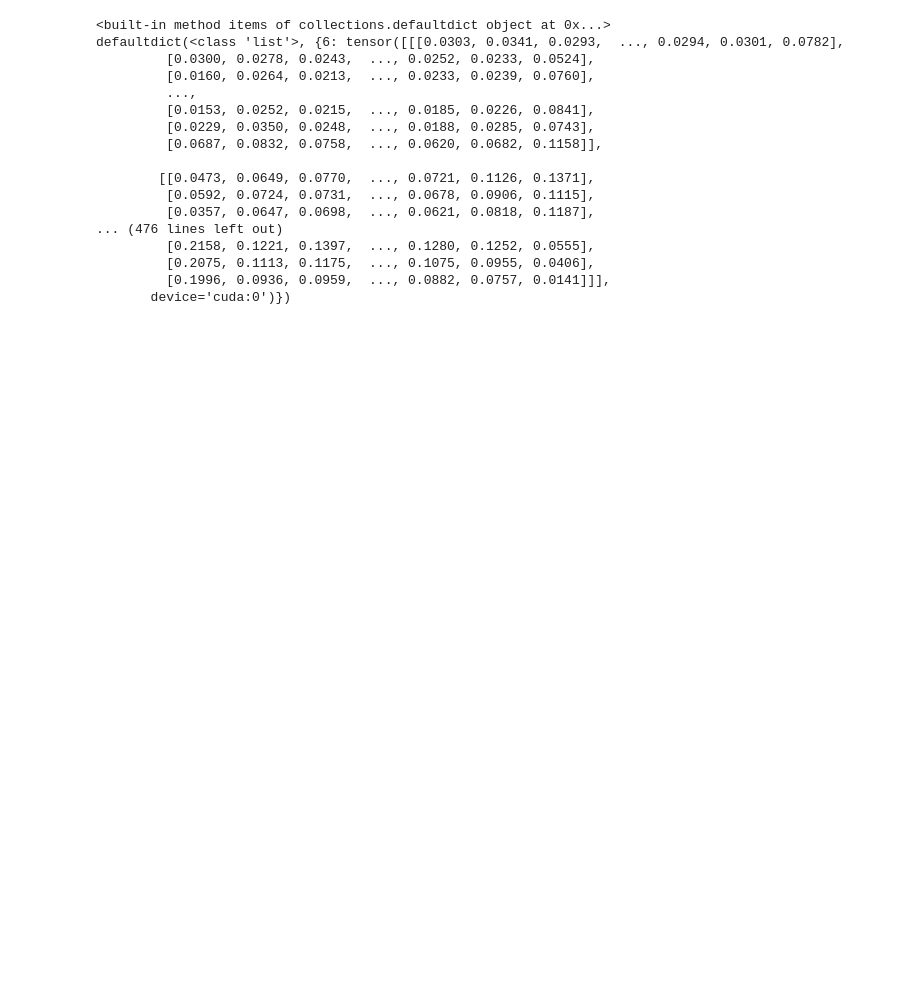
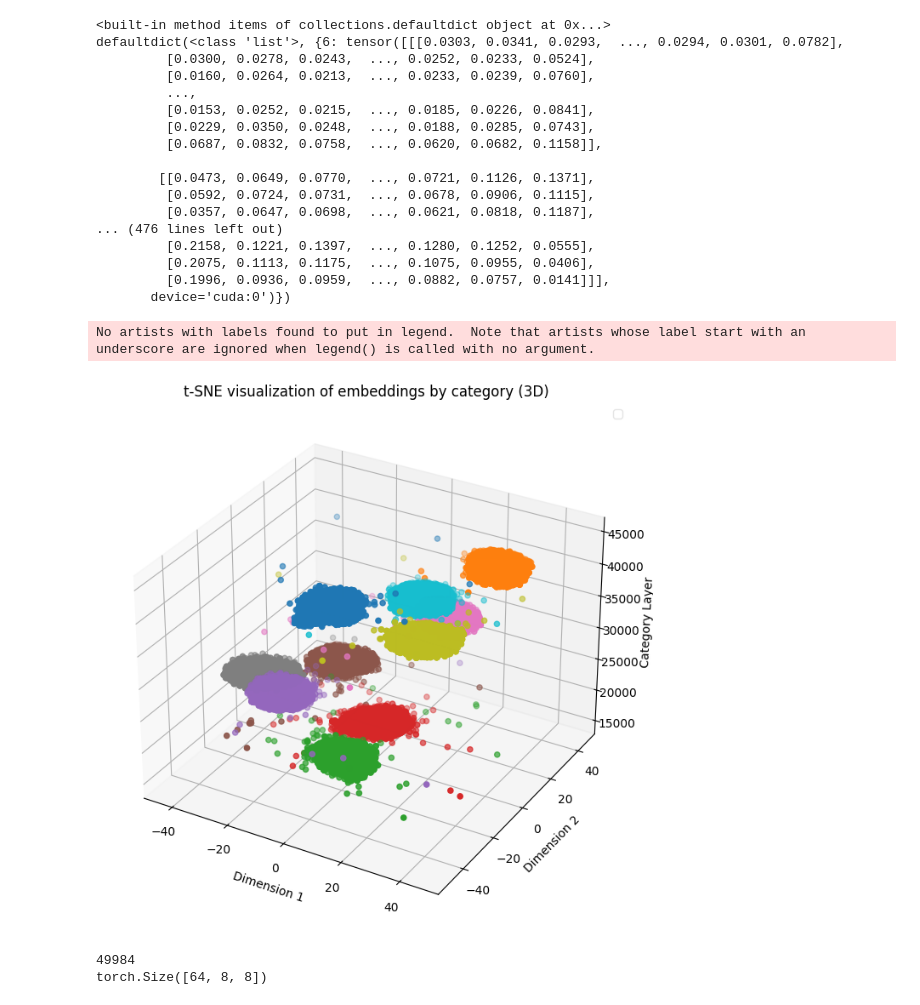
Before and after one commit to LEON-gittech/PFLlib, a Jupyter notebook: get_high_low_proto.ipynb, the cells around one changed output. Cells and saved outputs as stored; diff of their text form; code cells hidden in the pictures; blank space fills up the shorter version.

```diff
--- a/get_high_low_proto.ipynb
+++ b/get_high_low_proto.ipynb
@@ -24,5 +24,6 @@ ResNetwithLowPrototype(
 )
 # %%
+from socketserver import ThreadingUDPServer
 import torchvision
 import torchvision.transforms as transforms
 raw_data = 'data/Cifar10/'
@@ -34,7 +35,7 @@ testset = torchvision.datasets.CIFAR10(
 root=raw_data+"rawdata", train=False, download=True, transform=transform)
 
 trainloader = torch.utils.data.DataLoader(
-    trainset, batch_size=len(trainset.data), shuffle=False, drop_last=True)
+    trainset, batch_size=64, shuffle=True, drop_last=True)
 testloader = torch.utils.data.DataLoader(
-    testset, batch_size=len(testset.data), shuffle=False, drop_last=True)
+    testset, batch_size=64, shuffle=True, drop_last=True)
 # %% [output]
@@ -105,3 +180,64 @@ defaultdict(<class 'list'>, {6: tensor([[[0.0303, 0.0341, 0.0293,  ..., 0.0294,
          [0.2075, 0.1113, 0.1175,  ..., 0.1075, 0.0955, 0.0406],
          [0.1996, 0.0936, 0.0959,  ..., 0.0882, 0.0757, 0.0141]]],
        device='cuda:0')})
+# %%
+import numpy as np
+import matplotlib.pyplot as plt
+from sklearn.manifold import TSNE
+
+# 假设 protos 是一个字典，键（label）是类别，值（embeddings）是嵌入向量的列表
+# 首先，我们需要提取所有的嵌入向量并将它们合并成一个大的列表
+all_embeddings = [emb for embeddings in protos.values() for emb in embeddings]
+
+# 将 PyTorch 张量转换为 NumPy 数组
+all_embeddings_np = np.array([emb.cpu().numpy() for emb in all_embeddings])
+
+# 应用 t-SNE 算法
+tsne = TSNE(n_components=2, perplexity=30, random_state=0, learning_rate=200)
+high_embeddings = tsne.fit_transform(all_embeddings_np)
+# %%
+import numpy as np
+import matplotlib.pyplot as plt
+from mpl_toolkits.mplot3d import Axes3D
+from sklearn.manifold import TSNE
+
+# 提取每个嵌入向量对应的类别标签
+labels = [k for k, v in protos.items() for _ in v]
+
+# 为了图例，我们存储每个类别的属性
+legend_entries = []
+
+# 创建三维散点图
+fig = plt.figure(figsize=(10, 8))
+ax = fig.add_subplot(111, projection='3d')
+
+# 绘制每个类别的点
+for label in set(labels):
+    indices_to_keep = [i for i, x in enumerate(labels) if x == label]
+    # 为每个类别选择不同的颜色和点的形状
+    color = f'C{list(set(labels)).index(label) % 10}'  # 使用 'C0' 到 'C9' 表示颜色
+    marker = f'o{list(set(labels)).index(label) % 5}'  # 使用 'o', 's', '^', 'v', '*' 表示形状
+    ax.scatter(high_embeddings[indices_to_keep, 0], high_embeddings[indices_to_keep, 1], label, color=color, marker=marker, label=label)
+    # 为图例添加条目
+    legend_entries.append(plt.Line2D([0], [0], color=color, marker=marker, linestyle='None', markersize=2, label=label))
+    ax.scatter(high_embeddings[indices_to_keep, 0], high_embeddings[indices_to_keep, 1], label)
+
+
+# 设置图表标题和坐标轴标签
+ax.set_title('t-SNE visualization of embeddings by category (3D)')
+ax.set_xlabel('Dimension 1')
+ax.set_ylabel('Dimension 2')
+ax.set_zlabel('Category Layer')
+
+# 显示图例
+ax.legend(handles=legend_entries, loc='upper right')
+plt.show()
+# %% [output]
+No artists with labels found to put in legend.  Note that artists whose label start with an underscore are ignored when legend() is called with no argument.
+[figure, added]
+# %%
+print(len(all_embeddings))
+print(all_embeddings[0].shape)
+# %% [output]
+49984
+torch.Size([64, 8, 8])
```
Also changed, not shown: parts of 6 cells of this notebook, 3 other files.
